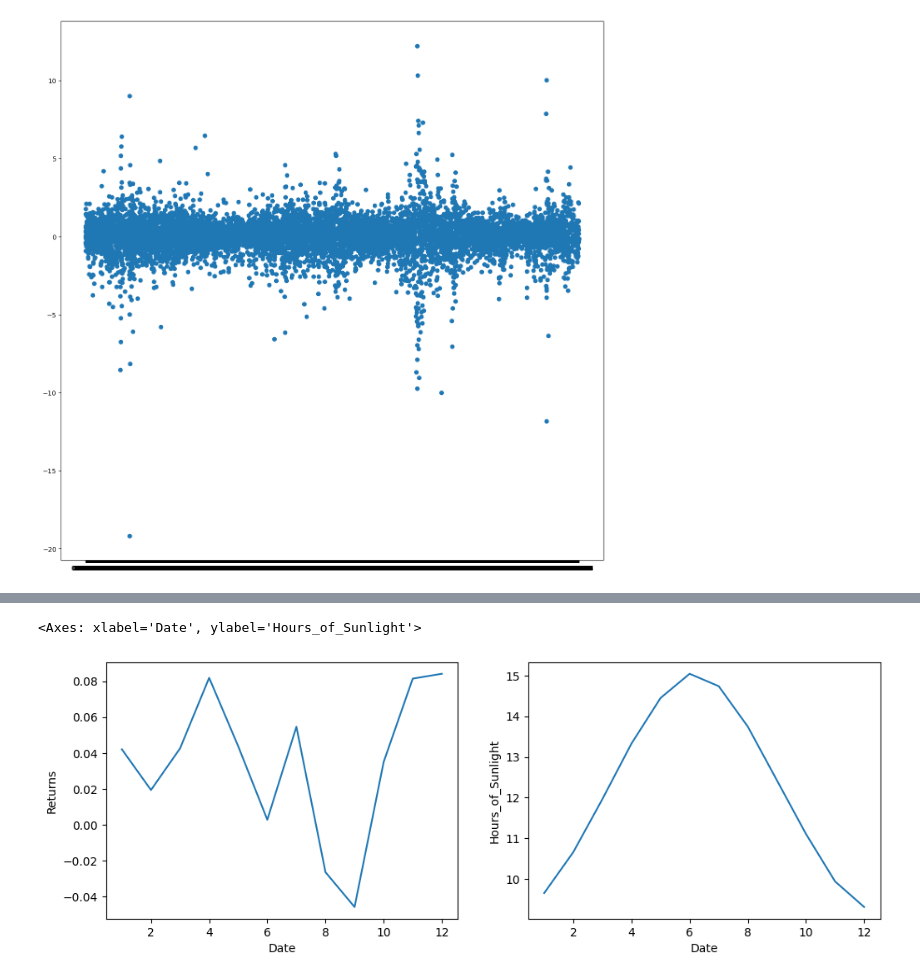
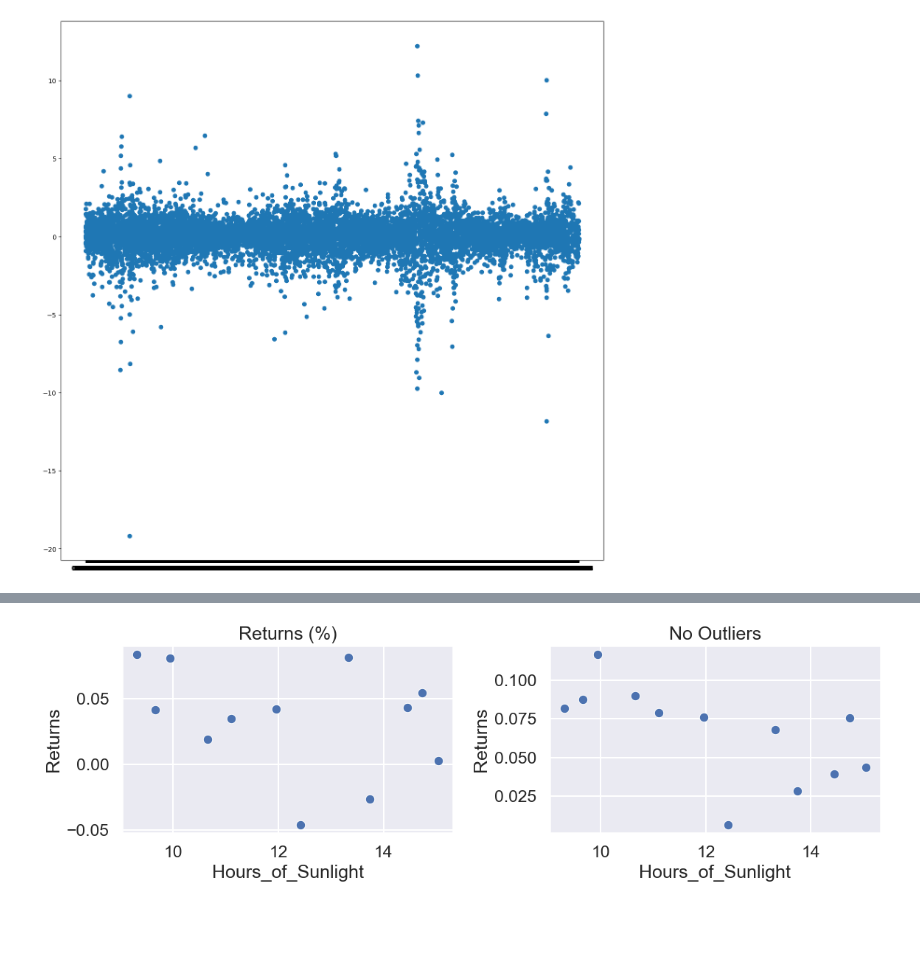
Before and after one commit to wangleo1/SADvsNYSE, a Jupyter notebook: notebooks/NYC_EDA.ipynb, the cells around one changed output, grey strips where cells are left out. Saved outputs shown, nothing was run; the diff lists cells and outputs as text; code cells hidden in the pictures; blank space fills up the shorter version.

```diff
--- a/notebooks/NYC_EDA.ipynb
+++ b/notebooks/NYC_EDA.ipynb
@@ -76,7 +54,3 @@ plt.scatter(x=NYSE_Weather['Hours_of_Sunlight'], y=NYSE_Weather['Returns'])
 # %% [output]
 <matplotlib.collections.PathCollection at 0x...>
 [figure]
-# %%
-#NYSE_Weather['Hours_of_Sunlight'] = NYSE_Weather['Hours_of_Sunlight'].apply(lambda x: x.time())
-#NYSE_Weather['Hours_of_Sunlight'] = [datetime.strptime(NYSE_Weather['Hours_of_Sunlight'], "%H:%M:%S").time() for NYSE_Weather['Hours_of_Sunlight'] in NYSE_Weather['Hours_of_Sunlight']]
-NYSE_Weather['Hours_of_Sunlight'] = pd.to_datetime(NYSE_Weather['Hours_of_Sunlight'], format='%H:%M:%S').dt.time
@@ -109,0 +105,24 @@ Name: Hours_of_Sunlight, dtype: timedelta64[ns]
+# %%
+"""BOTH WITH AND WITHOUT OUTLIERS"""
+sns.set_theme(style = 'darkgrid', context = 'talk')
+
+fig, axes = plt.subplots(nrows=2, ncols=2, figsize=(12, 8))
+
+sns.lineplot(ax=axes[0,0], data= avg_return, marker='o')
+sns.lineplot(ax=axes[0,1], data= avg_sunlight_hours, marker='o')
+sns.lineplot(ax=axes[1,0], data= avg_return_NO, marker='o')
+sns.lineplot(ax=axes[1,1], data= avg_sunlight_hours, marker='o')
+
+axes[0,0].set_title('Returns (%)')
+axes[0,0].set_xticks(range(1, 13))
+
+axes[0,1].set_title('Avg. Hours of Sunlight per Month')
+axes[0,1].set_xticks(range(1, 13))
+
+axes[1,0].set_title('Returns (%) NO OUTLIERS')
+axes[1,0].set_xticks(range(1, 13))
+
+axes[1,1].set_title('Avg. Hours of Sunlight per Month')
+axes[1,1].set_xticks(range(1, 13))
+#clean layout
+plt.tight_layout()
@@ -110,9 +131,12 @@ Name: Hours_of_Sunlight, dtype: timedelta64[ns]
 # %%
+
 fig, axes = plt.subplots(nrows=1, ncols=2, figsize=(12, 4))
-sns.lineplot(ax=axes[0], data= avg_return)
-sns.lineplot(ax=axes[1], data= avg_sunlight_hours)
+sns.scatterplot(ax=axes[0], x=avg_sunlight_hours, y=avg_return)
+sns.scatterplot(ax=axes[1], x=avg_sunlight_hours, y=avg_return_NO)
 
-#axes[0].set_title = ('Returns')
+axes[0].set_title('Returns (%)')
+axes[1].set_title('No Outliers')
+
+plt.tight_layout()
 # %% [output]
-<Axes: xlabel='Date', ylabel='Hours_of_Sunlight'>
-[figure, old version]
+[figure, new version]
```
Also changed, not shown: parts of 18 cells of this notebook.
